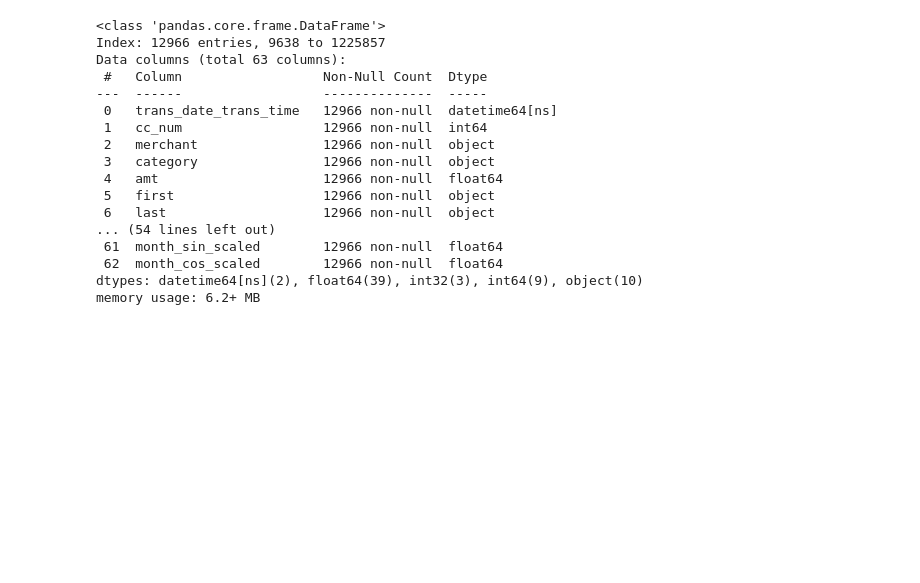
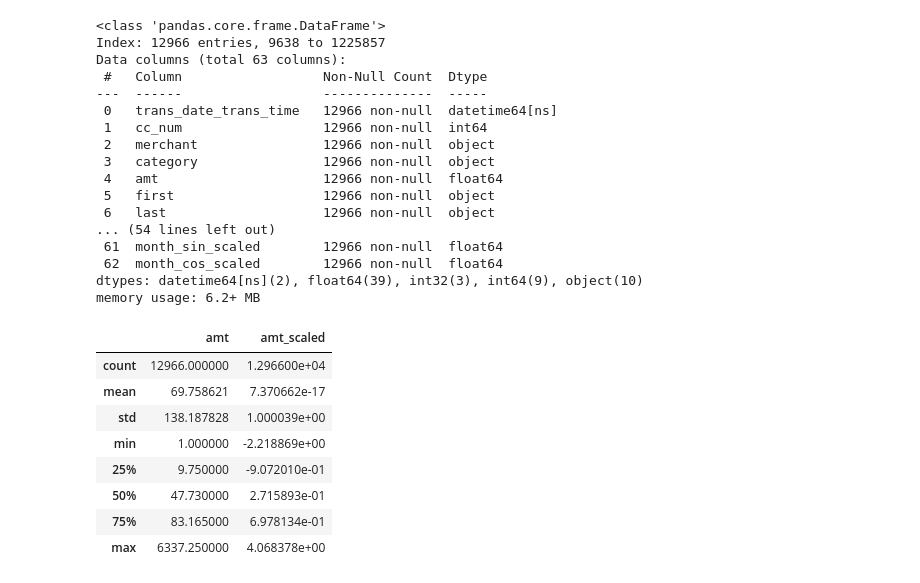
Before and after one commit to ilfncin/credit_card_transaction_fraud_detection, a Jupyter notebook: notebooks/0.01-data-exploration-1pct.ipynb, the cells around one changed output. Saved outputs shown, nothing was run; the diff lists cells and outputs as text; code cells hidden in the pictures; blank space fills up the shorter version.

```diff
--- a/notebooks/0.01-data-exploration-1pct.ipynb
+++ b/notebooks/0.01-data-exploration-1pct.ipynb
@@ -1349,3 +1349,15 @@ cols_to_export = ['amt_scaled', 'city_pop_scaled', 'lat_scaled', 'long_scaled',
 
 
 df.to_csv('../data/processed/datasets/fraudTrain_processed_1pct.csv', columns=cols_to_export, index=False)
+# %%
+df[['amt','amt_scaled']].describe()
+# %% [output]
+|  | amt | amt_scaled |
+| count | 12966.000000 | 1.296600e+04 |
+| mean | 69.758621 | 7.370662e-17 |
+| std | 138.187828 | 1.000039e+00 |
+| min | 1.000000 | -2.218869e+00 |
+| 25% | 9.750000 | -9.072010e-01 |
+| 50% | 47.730000 | 2.715893e-01 |
+| 75% | 83.165000 | 6.978134e-01 |
+| max | 6337.250000 | 4.068378e+00 |
```
Also changed, not shown: 2 other files.
